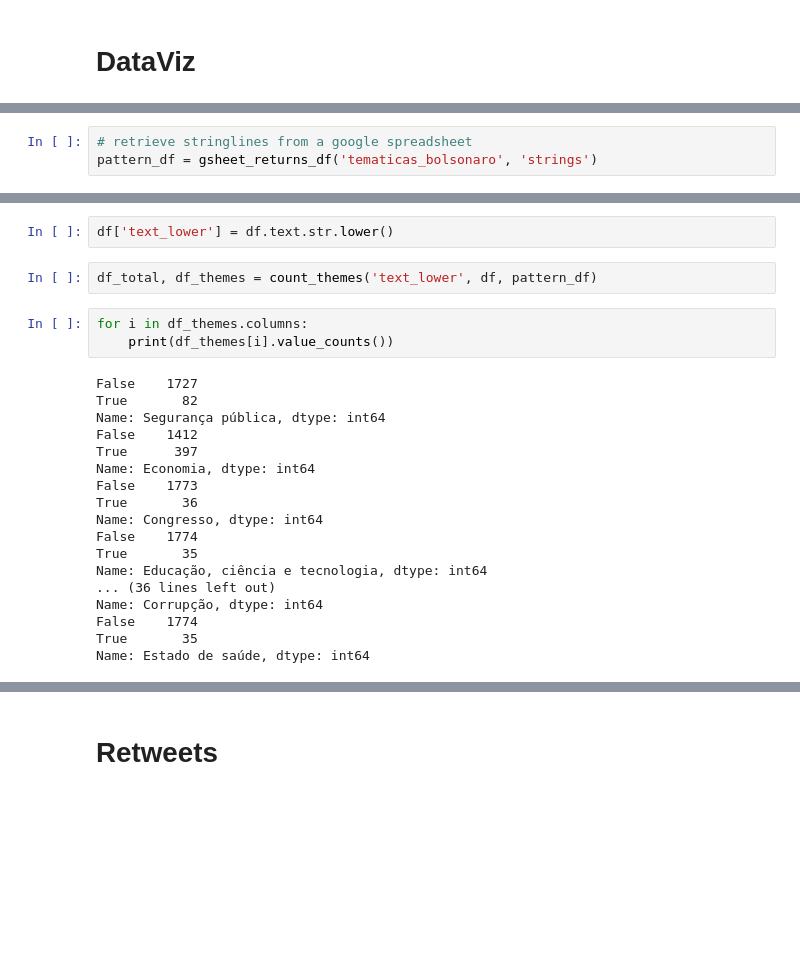
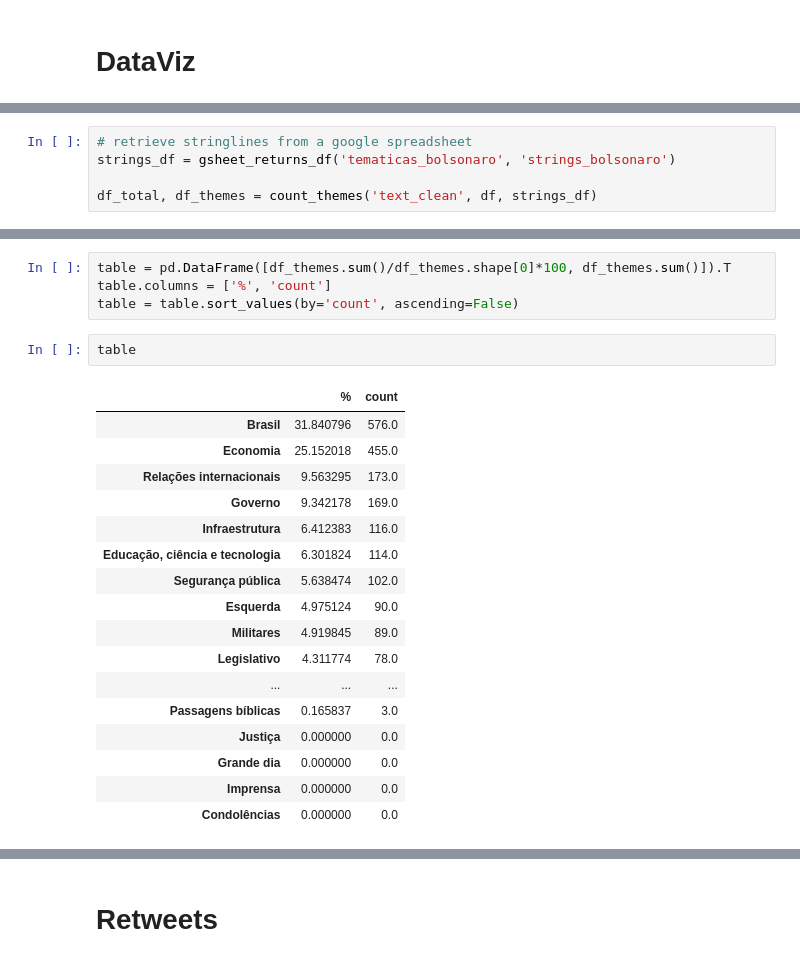
Before and after one commit to lclarete/bozoinsights, a Jupyter notebook: tweets_bolsonaro.ipynb, the cells around one changed output, grey strips where cells are left out. Saved outputs shown, nothing was run; the diff lists cells and outputs as text; blank space fills up the shorter version.

```diff
--- a/tweets_bolsonaro.ipynb
+++ b/tweets_bolsonaro.ipynb
@@ -195,3 +344,5 @@ from NLP_count_themes_boolean import count_themes
 # %%
 # retrieve stringlines from a google spreadsheet
-pattern_df = gsheet_returns_df('tematicas_bolsonaro', 'strings')
+strings_df = gsheet_returns_df('tematicas_bolsonaro', 'strings_bolsonaro')
+
+df_total, df_themes = count_themes('text_clean', df, strings_df)
@@ -207,28 +349,27 @@ pattern_df.head()
-# %%
-df['text_lower'] = df.text.str.lower()
-# %%
-df_total, df_themes = count_themes('text_lower', df, pattern_df)
-# %%
-for i in df_themes.columns:
-    print(df_themes[i].value_counts())
-# %% [output]
-False    1727
-True       82
-Name: Segurança pública, dtype: int64
-False    1412
-True      397
-Name: Economia, dtype: int64
-False    1773
-True       36
-Name: Congresso, dtype: int64
-False    1774
-True       35
-Name: Educação, ciência e tecnologia, dtype: int64
-... (36 lines left out)
-Name: Corrupção, dtype: int64
-False    1774
-True       35
-Name: Estado de saúde, dtype: int64
+# %%
+table = pd.DataFrame([df_themes.sum()/df_themes.shape[0]*100, df_themes.sum()]).T
+table.columns = ['%', 'count']
+table = table.sort_values(by='count', ascending=False)
+# %%
+table
+# %% [output]
+|  | % | count |
+| Brasil | 31.840796 | 576.0 |
+| Economia | 25.152018 | 455.0 |
+| Relações internacionais | 9.563295 | 173.0 |
+| Governo | 9.342178 | 169.0 |
+| Infraestrutura | 6.412383 | 116.0 |
+| Educação, ciência e tecnologia | 6.301824 | 114.0 |
+| Segurança pública | 5.638474 | 102.0 |
+| Esquerda | 4.975124 | 90.0 |
+| Militares | 4.919845 | 89.0 |
+| Legislativo | 4.311774 | 78.0 |
+| ... | ... | ... |
+| Passagens bíblicas | 0.165837 | 3.0 |
+| Justiça | 0.000000 | 0.0 |
+| Grande dia | 0.000000 | 0.0 |
+| Imprensa | 0.000000 | 0.0 |
+| Condolências | 0.000000 | 0.0 |
 # %%
 # calculate the total number of classified tweets
 # returns a column summing the number of True's
```
Also changed, not shown: parts of 109 cells of this notebook, 1 other file.
